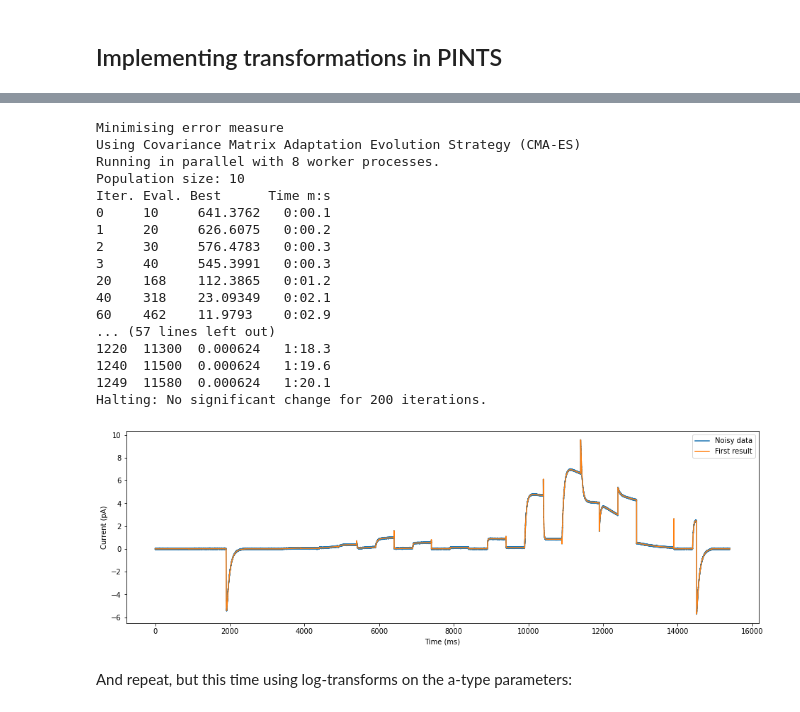
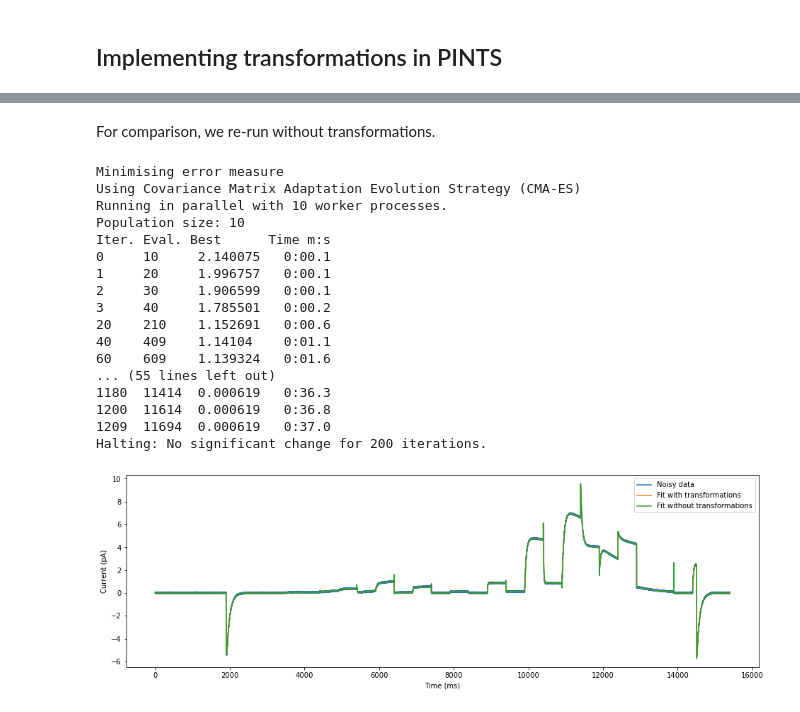
Before and after one commit to CardiacModelling/fitting-notebooks, a Jupyter notebook: ion-currents/transformations.ipynb, the cells around one changed output, grey strips where cells are left out. Drawn from its saved outputs; the diff is of its cells as text; code cells hidden in the pictures.

```diff
--- a/ion-currents/transformations.ipynb
+++ b/ion-currents/transformations.ipynb
@@ -85,0 +72,12 @@ Now lets run an optimisation, without using log transforms:
+# %%
+transform = pints.ComposedTransformation(
+    pints.LogTransformation(n_parameters=1),       # p1 (a-type)
+    pints.IdentityTransformation(n_parameters=1),  # p2 (b-type)
+    pints.LogTransformation(n_parameters=1),       # p3 (a-type)
+    pints.IdentityTransformation(n_parameters=1),  # p4 (b-type)
+    pints.LogTransformation(n_parameters=1),       # p5 (a-type)
+    pints.IdentityTransformation(n_parameters=1),  # p6 (b-typ)
+    pints.LogTransformation(n_parameters=1),       # p7 (a-type)
+    pints.IdentityTransformation(n_parameters=1),  # p8 (b-type)
+    pints.IdentityTransformation(n_parameters=1),  # p9 (maximum conductance)
+)
@@ -86,3 +140,5 @@ Now lets run an optimisation, without using log transforms:
+# %% [markdown]
+For comparison, we re-run without transformations.
 # %%
 opt = pints.OptimisationController(
     error,
@@ -90,34 +146,33 @@ opt = pints.OptimisationController(
     boundaries=boundaries
 )
 opt.set_parallel(True)
-x1, f1 = opt.run()
+x2, f2 = opt.run()
 # %% [output]
 Minimising error measure
 Using Covariance Matrix Adaptation Evolution Strategy (CMA-ES)
-Running in parallel with 8 worker processes.
+Running in parallel with 10 worker processes.
 Population size: 10
 Iter. Eval. Best      Time m:s
-0     10     641.3762   0:00.1
-1     20     626.6075   0:00.2
-2     30     576.4783   0:00.3
-3     40     545.3991   0:00.3
-20    168    112.3865   0:01.2
-40    318    23.09349   0:02.1
-60    462    11.9793    0:02.9
-... (57 lines left out)
-1220  11300  0.000624   1:18.3
-1240  11500  0.000624   1:19.6
-1249  11580  0.000624   1:20.1
+0     10     2.140075   0:00.1
+1     20     1.996757   0:00.1
+2     30     1.906599   0:00.1
+3     40     1.785501   0:00.2
+20    210    1.152691   0:00.6
+40    409    1.14104    0:01.1
+60    609    1.139324   0:01.6
+... (55 lines left out)
+1180  11414  0.000619   0:36.3
+1200  11614  0.000619   0:36.8
+1209  11694  0.000619   0:37.0
 Halting: No significant change for 200 iterations.
 # %%
 plt.figure(figsize=(16, 5))
 plt.xlabel('Time (ms)')
 plt.ylabel('Current (pA)')
 plt.plot(times, values, label='Noisy data')
-plt.plot(times, problem.evaluate(x1), label='First result')
+plt.plot(times, problem.evaluate(x1), label='Fit with transformations')
+plt.plot(times, problem.evaluate(x2), label='Fit without transformations')
 plt.legend()
 plt.show()
 # %% [output]
-[figure, old version]
+[figure, new version]
-# %% [markdown]
-And repeat, but this time using log-transforms on the a-type parameters:
```
Also changed, not shown: parts of 19 cells of this notebook, 6 other files.
